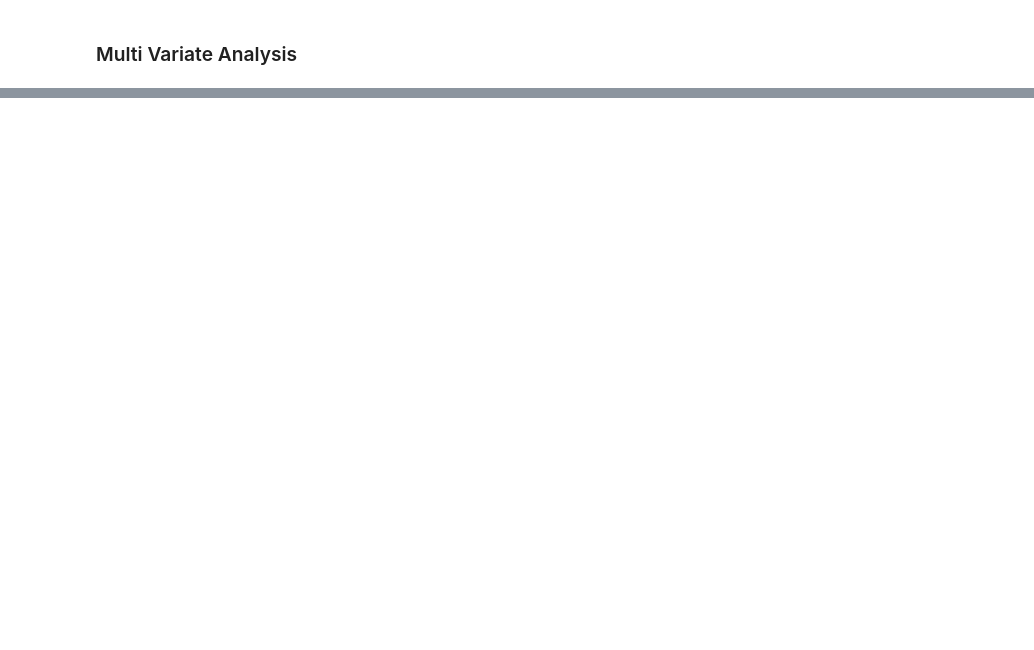
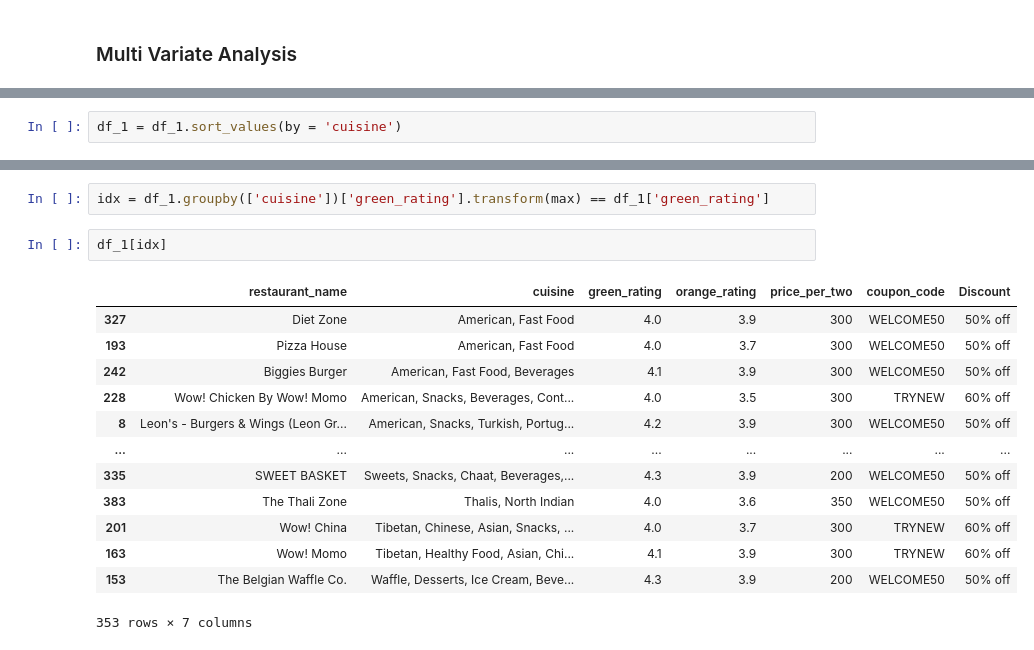
Before and after one commit to Anurag-Vamsi/swiggy_analysis, a Jupyter notebook: swiggy_data_analysis.ipynb, the cells around one changed output, grey strips where cells are left out. Cells and saved outputs as stored; diff of their text form; blank space fills up the shorter version.

Commit message:
adding cuisine based df

```diff
--- a/swiggy_data_analysis.ipynb
+++ b/swiggy_data_analysis.ipynb
@@ -682,0 +630,2 @@ sns.barplot(data=df_1.nlargest(n=400,columns='green_rating'),y='coupon_code',x='
+# %%
+df_1 = df_1.sort_values(by = 'cuisine')
@@ -682,0 +649,18 @@ sns.barplot(data=df_1.nlargest(n=400,columns='green_rating'),y='coupon_code',x='
+# %%
+idx = df_1.groupby(['cuisine'])['green_rating'].transform(max) == df_1['green_rating']
+# %%
+df_1[idx]
+# %% [output]
+|  | restaurant_name | cuisine | green_rating | orange_rating | price_per_two | coupon_code | Discount |
+| 327 | Diet Zone | American, Fast Food | 4.0 | 3.9 | 300 | WELCOME50 | 50% off |
+| 193 | Pizza House | American, Fast Food | 4.0 | 3.7 | 300 | WELCOME50 | 50% off |
+| 242 | Biggies Burger | American, Fast Food, Beverages | 4.1 | 3.9 | 300 | WELCOME50 | 50% off |
+| 228 | Wow! Chicken By Wow! Momo | American, Snacks, Beverages, Cont... | 4.0 | 3.5 | 300 | TRYNEW | 60% off |
+| 8 | Leon's - Burgers & Wings (Leon Gr... | American, Snacks, Turkish, Portug... | 4.2 | 3.9 | 300 | WELCOME50 | 50% off |
+| ... | ... | ... | ... | ... | ... | ... | ... |
+| 335 | SWEET BASKET | Sweets, Snacks, Chaat, Beverages,... | 4.3 | 3.9 | 200 | WELCOME50 | 50% off |
+| 383 | The Thali Zone | Thalis, North Indian | 4.0 | 3.6 | 350 | WELCOME50 | 50% off |
+| 201 | Wow! China | Tibetan, Chinese, Asian, Snacks, ... | 4.0 | 3.7 | 300 | TRYNEW | 60% off |
+| 163 | Wow! Momo | Tibetan, Healthy Food, Asian, Chi... | 4.1 | 3.9 | 300 | TRYNEW | 60% off |
+| 153 | The Belgian Waffle Co. | Waffle, Desserts, Ice Cream, Beve... | 4.3 | 3.9 | 200 | WELCOME50 | 50% off |
+353 rows × 7 columns
```
Also changed, not shown: parts of 47 cells of this notebook.
